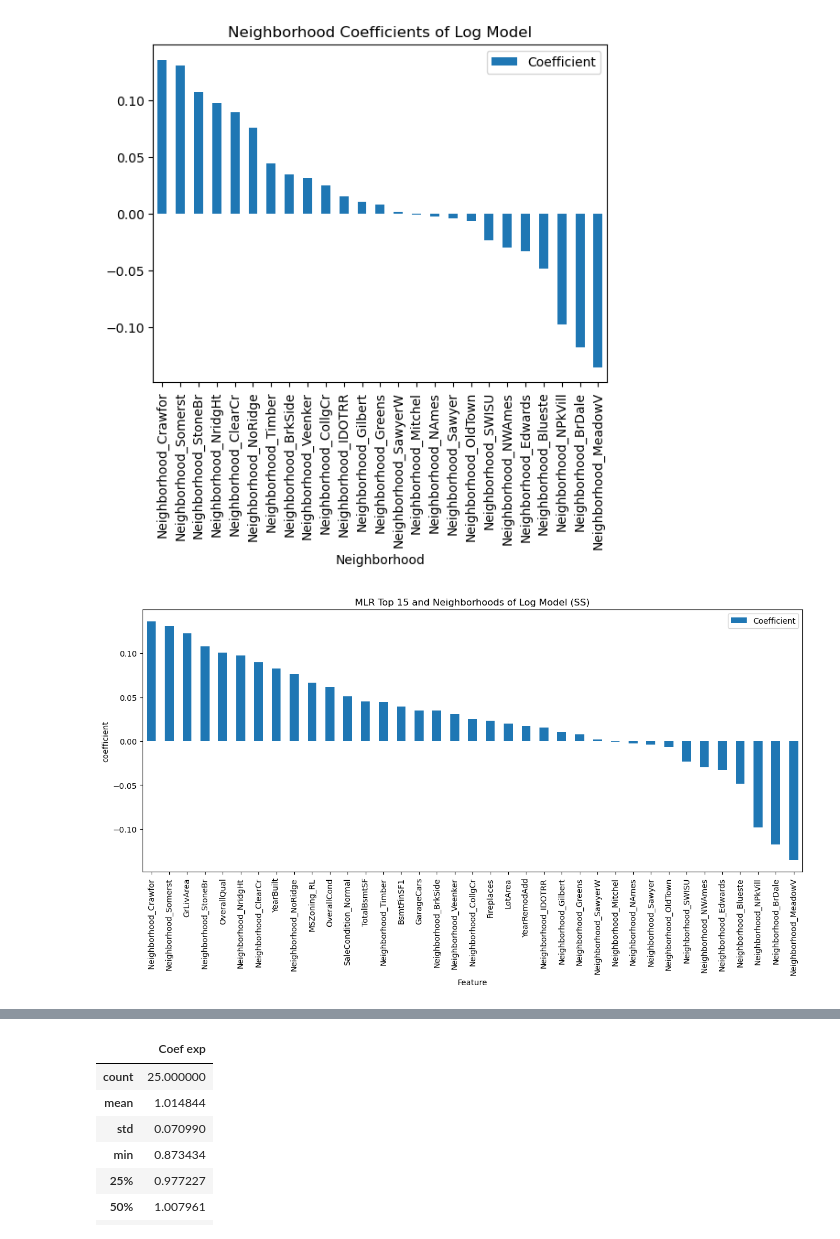
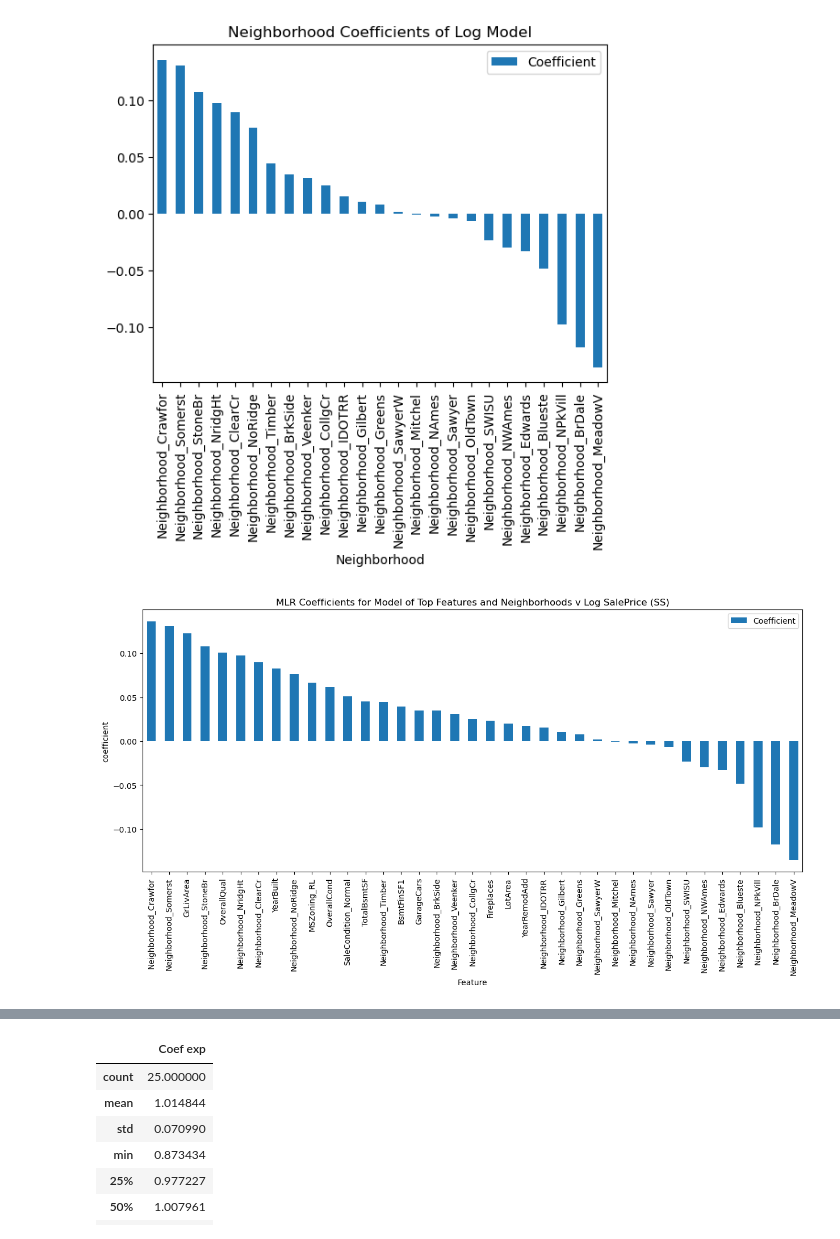
Before and after one commit to katiekwan/AMES-Housing, a Jupyter notebook: Modelling_1 Linear and Penalized Models.ipynb, the cells around one changed output, grey strips where cells are left out. Cells and saved outputs as stored; diff of their text form; code cells hidden in the pictures.

```diff
--- a/Modelling_1 Linear and Penalized Models.ipynb
+++ b/Modelling_1 Linear and Penalized Models.ipynb
@@ -1274,15 +1409,15 @@ intercept 11.89453215302618
 # %%
 #Plotting all coefficients
 
-mlr_neigh_coef.plot.bar(x = 'Feature', y = 'Coefficient', title = 'MLR Top 15 and Neighborhoods of Log Model (SS)', ylabel = 'coefficient',
+mlr_neigh_coef.plot.bar(x = 'Feature', y = 'Coefficient', title = 'MLR Coefficients for Model of Top Features and Neighborhoods v Log SalePrice (SS)', ylabel = 'coefficient',
                        figsize = (15,6))
 # Save the figure
 fig = plt.gcf()
 fig.savefig('images/MLR_neigh_log_ss.png')
 
 # mlr_neigh_coef
 # %% [output]
-[figure, old version]
+[figure, new version]
 # %%
 #Plotting np.exp(coef) for each neighborhood. Each value is a multiplier against a base house based (np.exp(intercept)).
 
```
Also changed, not shown: parts of 32 cells of this notebook, 4 other files.
